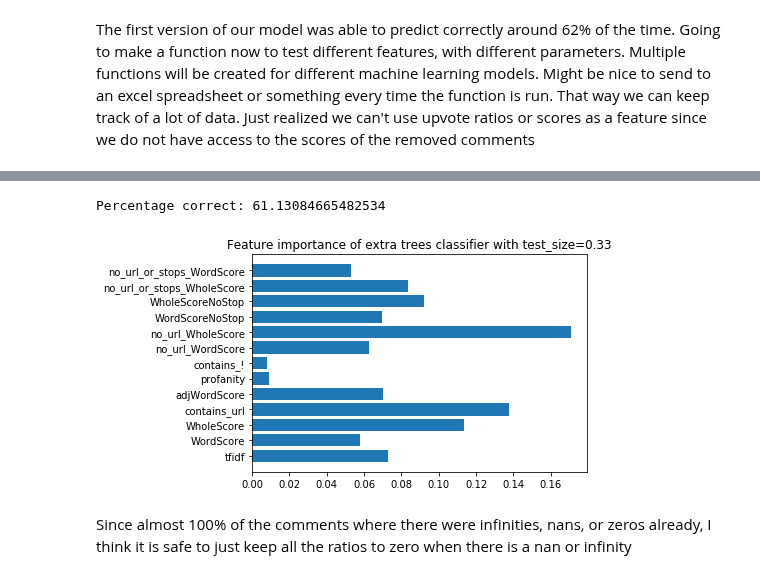
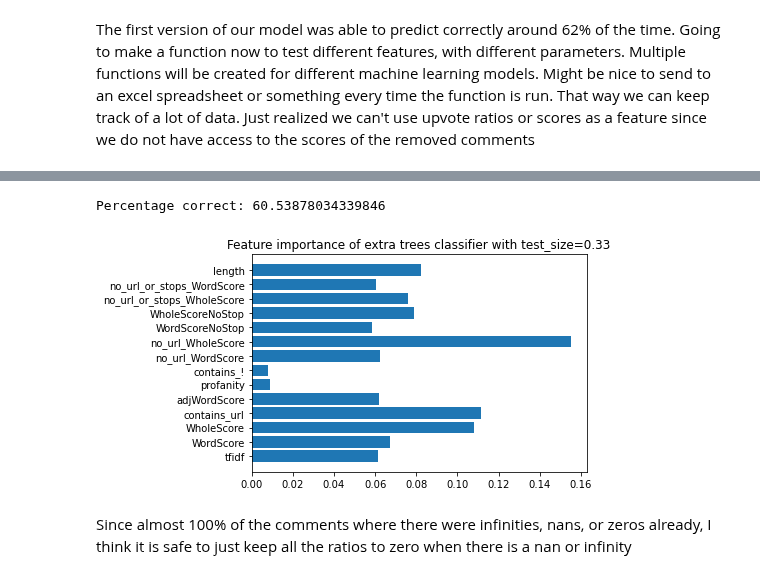
Before and after one commit to mcatalano26/cmps-cap, a Jupyter notebook: MachineLearning.ipynb, the cells around one changed output, grey strips where cells are left out. Drawn from its saved outputs; the diff is of its cells as text; code cells hidden in the pictures.

```diff
--- a/MachineLearning.ipynb
+++ b/MachineLearning.ipynb
@@ -351,28 +357,28 @@ array([False,  True, False, ...,  True, False,  True])
 # %%
 from sklearn.ensemble import ExtraTreesClassifier
 def extra_trees_class_func(df, feature_list, target_name, test_size):
     X_train, X_test, y_train, y_test = set_up_train_test_split(df, feature_list, target_name, test_size)
 
     clf = ExtraTreesClassifier().fit(X_train, y_train)
 
     importances = clf.feature_importances_
 
     y_val = clf.predict(X_test)
 
     data = [[feature_list, test_size, percentage]]
     return_df = pd.DataFrame(data, columns=['features', 'test size', 'percent correct'])
     return_df.to_csv('files/ML_Results/ExtraTreesClassifier_Results.csv', mode='a', header=False, index=False)
 
     print('Percentage correct: ' + str(percentage) + '\n')
     plt.barh(feature_list, importances)
     plt.title('Feature importance of extra trees classifier with test_size=' + str(test_size))
 
 
-features = ['tfidf', 'WordScore', 'WholeScore', 'contains_url', 'adjWordScore', 'profanity', 'contains_!', 'no_url_WordScore', 'no_url_WholeScore', 'WordScoreNoStop', 'WholeScoreNoStop', 'no_url_or_stops_WholeScore', 'no_url_or_stops_WordScore']
+features = ['tfidf', 'WordScore', 'WholeScore', 'contains_url', 'adjWordScore', 'profanity', 'contains_!', 'no_url_WordScore', 'no_url_WholeScore', 'WordScoreNoStop', 'WholeScoreNoStop', 'no_url_or_stops_WholeScore', 'no_url_or_stops_WordScore', 'length']
 extra_trees_class_func(comments_df, features, 'action', 0.33)
 # %% [output]
-Percentage correct: 61.13084665482534
+Percentage correct: 60.53878034339846
-[figure, old version]
+[figure, new version]
 # %%
 # bad_comments = comments_df[comments_df['action'] == False]
 # # bad_comments['comment_score'].unique()
```
Also changed, not shown: parts of 12 cells of this notebook, 24 other files.
